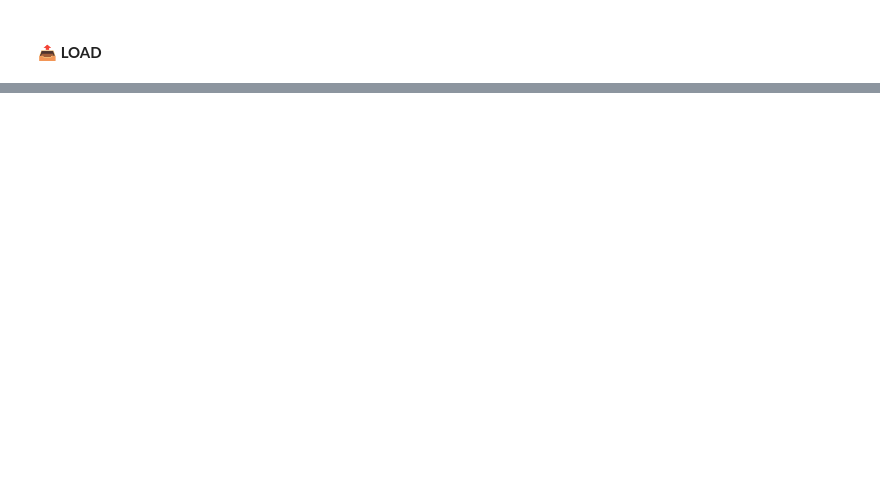
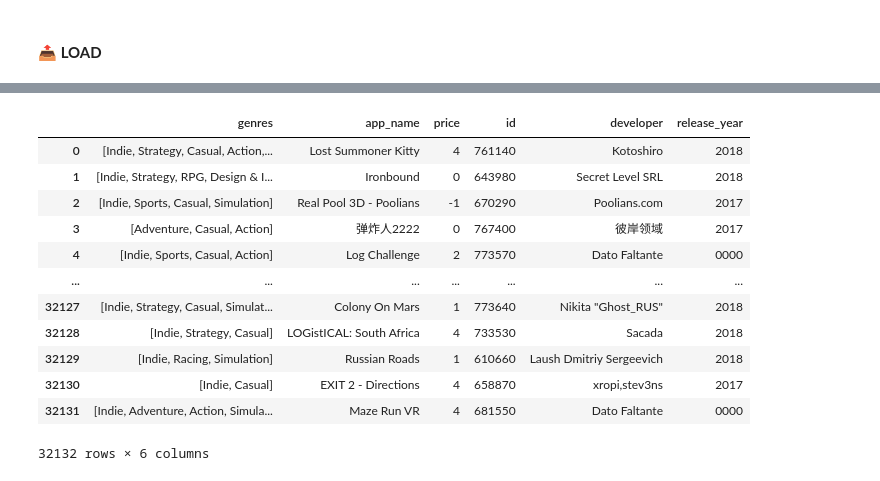
Before and after one commit to bautiarmanicode/MLOps-SteamGames, a Jupyter notebook: 1_JupyterNotebooks/1.1_ETL_steam_games.ipynb, the cells around one changed output, grey strips where cells are left out. Drawn from its saved outputs; the diff is of its cells as text; code cells hidden in the pictures; blank space fills up the shorter version.

```diff
--- a/1_JupyterNotebooks/1.1_ETL_steam_games.ipynb
+++ b/1_JupyterNotebooks/1.1_ETL_steam_games.ipynb
@@ -326,6 +338,7 @@ Los nulos en price son:
 # %%
-print("Resumen previo")
-data_type_check(df_steam_games[['genres']])
+# Rellenamos la informacion faltante de genre, con los genre disponibles en la columna tags
+print("Valores faltantes previos: ", df_steam_games['genres'].isnull().sum())
+
 # Conjunto de géneros a copiar
 generos_a_copiar = {'Simulation', 'Adventure', 'Strategy', 'Education', 'Photo Editing', 'Massively Multiplayer', 'Accounting', 'Video Production', 'Design & Illustration', 'Racing', 'Web Publishing', 'Utilities', 'Software Training', 'Sports', 'Action', 'Indie', 'Audio Production', 'Animation & Modeling', 'Casual', 'RPG'}
 
@@ -337,7 +350,8 @@ def rellenar_genres(tags, genres):
         # Filtrar los géneros a copiar
         nuevos_generos = [genre for genre in generos_a_copiar if genre in tags_list]
         # Eliminar 'Free to Play' y 'Early Access'
-        nuevos_generos = [genre for genre in nuevos_generos if genre not in ['Free to Play', 'Early Access']]
+        no_deseados = ['Free to Play', 'Early Access']
+        nuevos_generos = [genre for genre in nuevos_generos if genre not in no_deseados]
         # Si no hay nuevos géneros, devolver los originales
         if not nuevos_generos:
             return genres
@@ -353,10 +367,11 @@ def rellenar_genres(tags, genres):
 
 # Aplicar la función para rellenar genres desde tags
 df_steam_games['genres'] = df_steam_games.apply(lambda row: rellenar_genres(row['tags'], row['genres']), axis=1)
-# Eliminar 'Free to Play' y 'Early Access'
-df_steam_games['genres'] = df_steam_games['genres'].apply(lambda x: ', '.join(x) if isinstance(x, list) else x)
-#Observamos la cantidad de nulos
-print(" ")
-print("Resumen luego de el relleno de datos")
-df_info = data_type_check(df_steam_games[['genres']])
+
+
+# Eliminar tags
+df_steam_games = df_steam_games.drop('tags', axis=1)
+
+# Observamos la cantidad de nulos
+print("Valores faltantes luego de el relleno de datos: ", df_steam_games['genres'].isnull().sum())
 # %% [output]
@@ -406,0 +431,16 @@ Dimensiones:  (32132, 7)
+# %%
+df_steam_games
+# %% [output]
+|  | genres | app_name | price | id | developer | release_year |
+| 0 | [Indie, Strategy, Casual, Action,... | Lost Summoner Kitty | 4 | 761140 | Kotoshiro | 2018 |
+| 1 | [Indie, Strategy, RPG, Design & I... | Ironbound | 0 | 643980 | Secret Level SRL | 2018 |
+| 2 | [Indie, Sports, Casual, Simulation] | Real Pool 3D - Poolians | -1 | 670290 | Poolians.com | 2017 |
+| 3 | [Adventure, Casual, Action] | 弹炸人2222 | 0 | 767400 | 彼岸领域 | 2017 |
+| 4 | [Indie, Sports, Casual, Action] | Log Challenge | 2 | 773570 | Dato Faltante | 0000 |
+| ... | ... | ... | ... | ... | ... | ... |
+| 32127 | [Indie, Strategy, Casual, Simulat... | Colony On Mars | 1 | 773640 | Nikita "Ghost_RUS" | 2018 |
+| 32128 | [Indie, Strategy, Casual] | LOGistICAL: South Africa | 4 | 733530 | Sacada | 2018 |
+| 32129 | [Indie, Racing, Simulation] | Russian Roads | 1 | 610660 | Laush Dmitriy Sergeevich | 2018 |
+| 32130 | [Indie, Casual] | EXIT 2 - Directions | 4 | 658870 | xropi,stev3ns | 2017 |
+| 32131 | [Indie, Adventure, Action, Simula... | Maze Run VR | 4 | 681550 | Dato Faltante | 0000 |
+32132 rows × 6 columns
```
Also changed, not shown: parts of 31 cells of this notebook, 9 other files.
